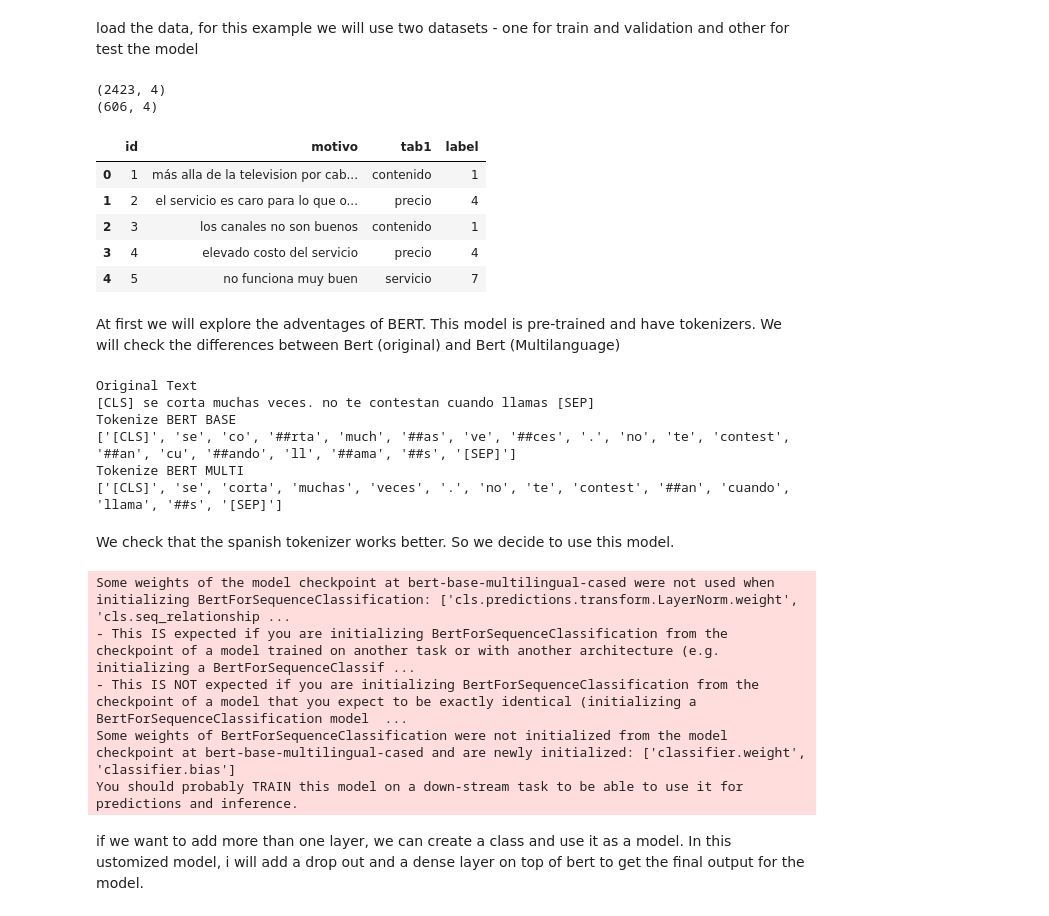
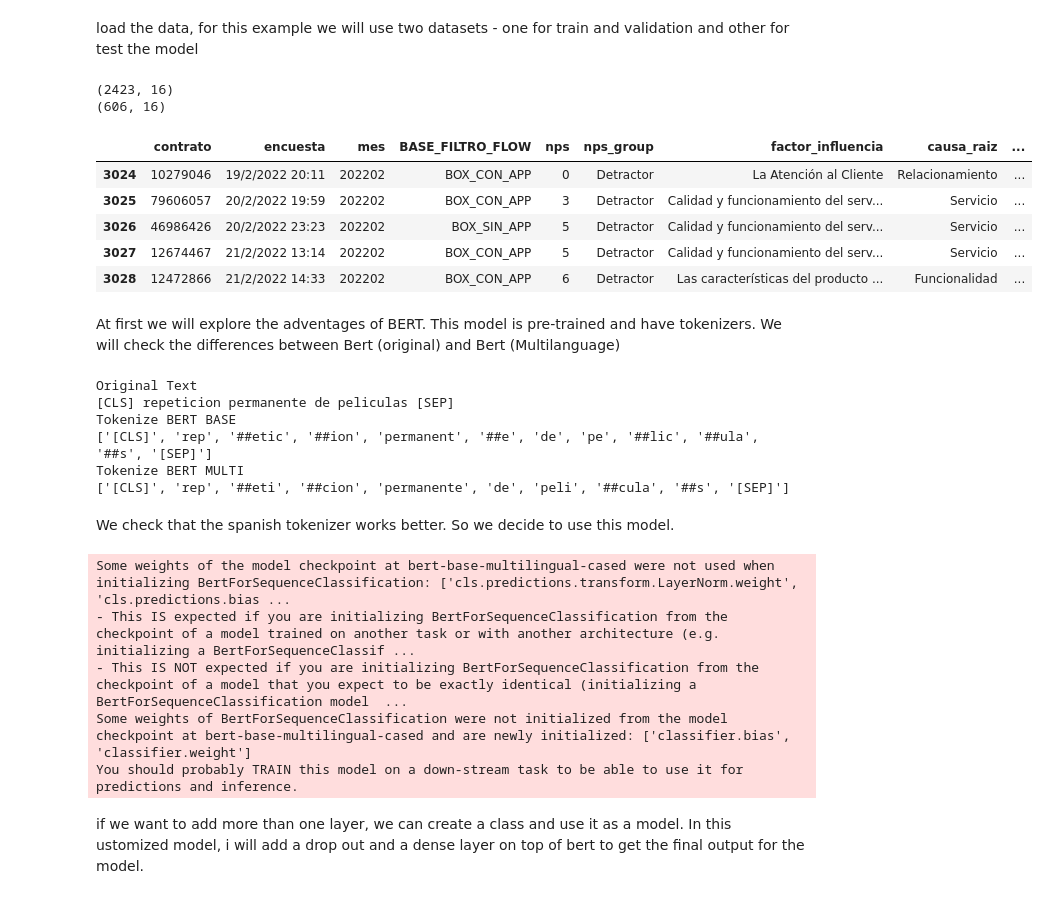
Before and after one commit to juansokil/portfolio, a Jupyter notebook: Bert-for-text-classification/Bert_For_Text_Classification.ipynb, the cells around one changed output. Cells and saved outputs as stored; diff of their text form; code cells hidden in the pictures.

Commit message:
Bert Deploy

```diff
--- a/Bert-for-text-classification/Bert_For_Text_Classification.ipynb
+++ b/Bert-for-text-classification/Bert_For_Text_Classification.ipynb
@@ -41,24 +41,24 @@ We will use the GPU: NVIDIA GeForce RTX 2060
 # %% [markdown]
 load the data, for this example we will use two datasets - one for train and validation and other for test the model
 # %%
-df = pd.read_csv('../bases/encuestas_text_classification.txt', sep='\t', encoding='latin1')
+df = pd.read_csv('../bases/train_comentarios.txt', sep='\t', encoding='latin1')
 
-df_train=df.sample(frac=0.8,random_state=200) #random state is a seed value
+df_train=df.sample(frac=0.8,random_state=1977) #random state is a seed value
 print(df_train.shape)
 
 df_test=df.drop(df_train.index)
 print(df_test.shape)
 
-df.head()
+df.tail()
 # %% [output]
-(2423, 4)
-(606, 4)
+(2423, 16)
+(606, 16)
-|  | id | motivo | tab1 | label |
-| 0 | 1 | más alla de la television por cab... | contenido | 1 |
-| 1 | 2 | el servicio es caro para lo que o... | precio | 4 |
-| 2 | 3 | los canales no son buenos | contenido | 1 |
-| 3 | 4 | elevado costo del servicio | precio | 4 |
-| 4 | 5 | no funciona muy buen | servicio | 7 |
+|  | contrato | encuesta | mes | BASE_FILTRO_FLOW | nps | nps_group | factor_influencia | causa_raiz | ... |
+| 3024 | 10279046 | 19/2/2022 20:11 | 202202 | BOX_CON_APP | 0 | Detractor | La Atención al Cliente | Relacionamiento | ... |
+| 3025 | 79606057 | 20/2/2022 19:59 | 202202 | BOX_CON_APP | 3 | Detractor | Calidad y funcionamiento del serv... | Servicio | ... |
+| 3026 | 46986426 | 20/2/2022 23:23 | 202202 | BOX_SIN_APP | 5 | Detractor | Calidad y funcionamiento del serv... | Servicio | ... |
+| 3027 | 12674467 | 21/2/2022 13:14 | 202202 | BOX_CON_APP | 5 | Detractor | Calidad y funcionamiento del serv... | Servicio | ... |
+| 3028 | 12472866 | 21/2/2022 14:33 | 202202 | BOX_CON_APP | 6 | Detractor | Las características del producto ... | Funcionalidad | ... |
 # %% [markdown]
 At first we will explore the adventages of BERT. This model is pre-trained and have tokenizers. We will check the differences between Bert (original)  and Bert (Multilanguage)
 # %%
@@ -87,11 +86,11 @@ print ("Tokenize BERT MULTI")
 print (tokenizerMULTI_texts[14])
 # %% [output]
 Original Text
-[CLS] se corta muchas veces. no te contestan cuando llamas [SEP]
+[CLS] repeticion permanente de peliculas [SEP]
 Tokenize BERT BASE
-['[CLS]', 'se', 'co', '##rta', 'much', '##as', 've', '##ces', '.', 'no', 'te', 'contest', '##an', 'cu', '##ando', 'll', '##ama', '##s', '[SEP]']
+['[CLS]', 'rep', '##etic', '##ion', 'permanent', '##e', 'de', 'pe', '##lic', '##ula', '##s', '[SEP]']
 Tokenize BERT MULTI
-['[CLS]', 'se', 'corta', 'muchas', 'veces', '.', 'no', 'te', 'contest', '##an', 'cuando', 'llama', '##s', '[SEP]']
+['[CLS]', 'rep', '##eti', '##cion', 'permanente', 'de', 'peli', '##cula', '##s', '[SEP]']
 # %% [markdown]
 We check that the spanish tokenizer works better. So we decide to use this model.
 # %%
@@ -104,10 +103,10 @@ tokenized_texts = [tokenizer.tokenize(sent) for sent in sentences]
 #model = BertForSequenceClassification.from_pretrained("finiteautomata/beto-sentiment-analysis", num_labels=num_labels)
 model = BertForSequenceClassification.from_pretrained("bert-base-multilingual-cased", num_labels=num_labels)
 # %% [output]
-Some weights of the model checkpoint at bert-base-multilingual-cased were not used when initializing BertForSequenceClassification: ['cls.predictions.transform.LayerNorm.weight', 'cls.seq_relationship ...
+Some weights of the model checkpoint at bert-base-multilingual-cased were not used when initializing BertForSequenceClassification: ['cls.predictions.transform.LayerNorm.weight', 'cls.predictions.bias ...
 - This IS expected if you are initializing BertForSequenceClassification from the checkpoint of a model trained on another task or with another architecture (e.g. initializing a BertForSequenceClassif ...
 - This IS NOT expected if you are initializing BertForSequenceClassification from the checkpoint of a model that you expect to be exactly identical (initializing a BertForSequenceClassification model  ...
-Some weights of BertForSequenceClassification were not initialized from the model checkpoint at bert-base-multilingual-cased and are newly initialized: ['classifier.weight', 'classifier.bias']
+Some weights of BertForSequenceClassification were not initialized from the model checkpoint at bert-base-multilingual-cased and are newly initialized: ['classifier.bias', 'classifier.weight']
 You should probably TRAIN this model on a down-stream task to be able to use it for predictions and inference.
 # %% [markdown]
 if we want to add more than one layer, we can create a class and use it as a model. In this ustomized model, i will add a drop out and a dense layer on top of bert to get the final output for the model.
```
Also changed, not shown: parts of 18 cells of this notebook.
